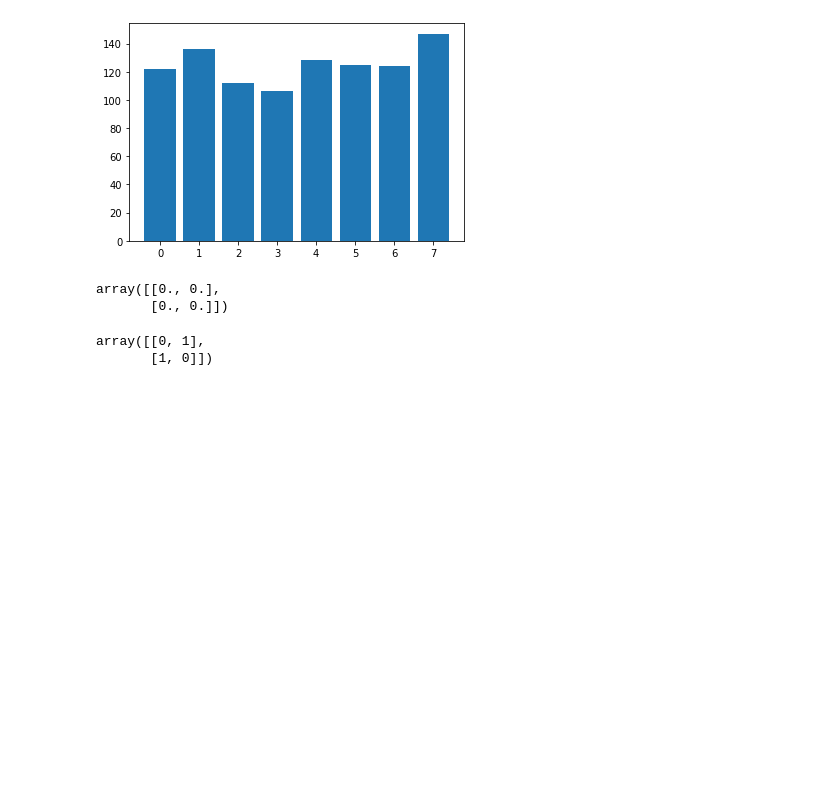
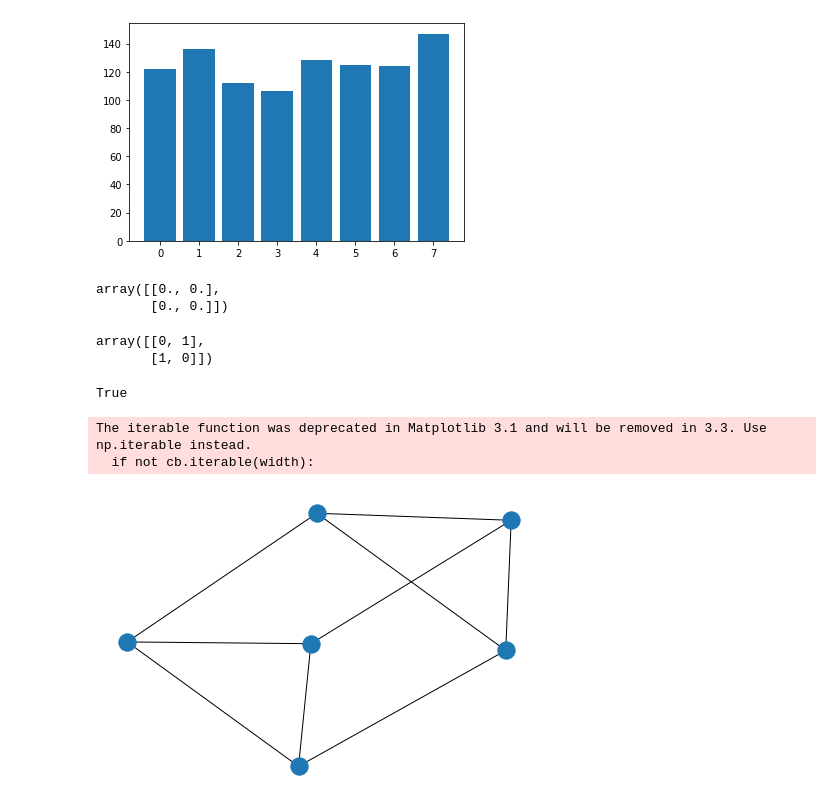
Before and after one commit to zmorrell/ReversibleCircuit, a Jupyter notebook: ReversibleCircuit.ipynb, the cells around one changed output. Saved outputs shown, nothing was run; the diff lists cells and outputs as text; code cells hidden in the pictures; blank space fills up the shorter version.

```diff
--- a/ReversibleCircuit.ipynb
+++ b/ReversibleCircuit.ipynb
@@ -445,3 +551,12 @@ np.dot(x,I)
 # %% [output]
 array([[0, 1],
        [1, 0]])
+# %%
+G = nx.generators.random_graphs.random_regular_graph(3,6)
+print(nx.is_connected(G))
+nx.draw(G)
+# %% [output]
+True
+The iterable function was deprecated in Matplotlib 3.1 and will be removed in 3.3. Use np.iterable instead.
+  if not cb.iterable(width):
+[figure, added]
```
Also changed, not shown: parts of 25 cells of this notebook.
